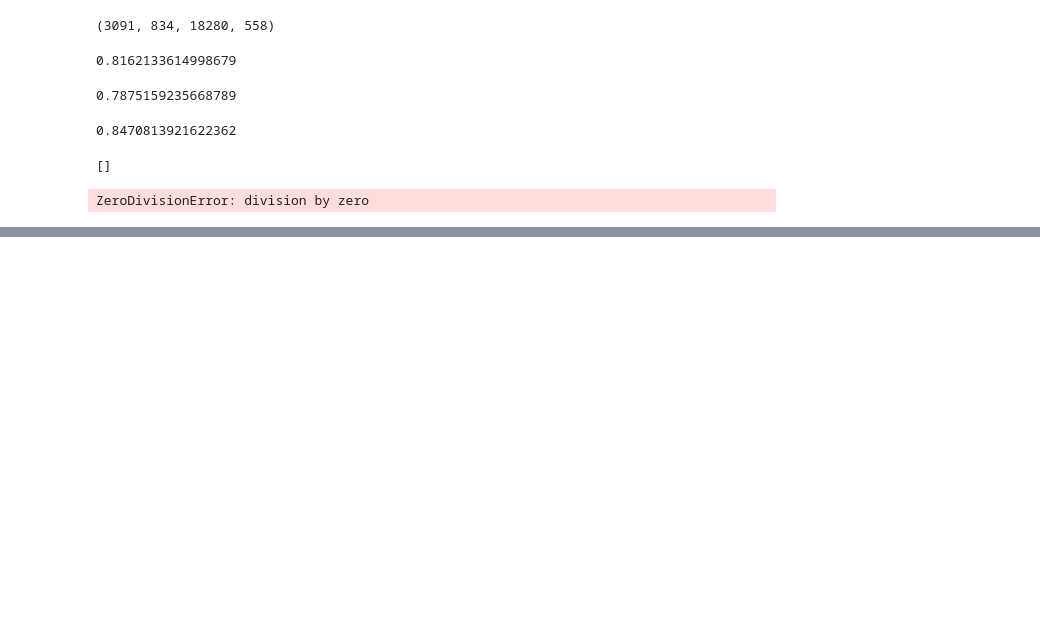
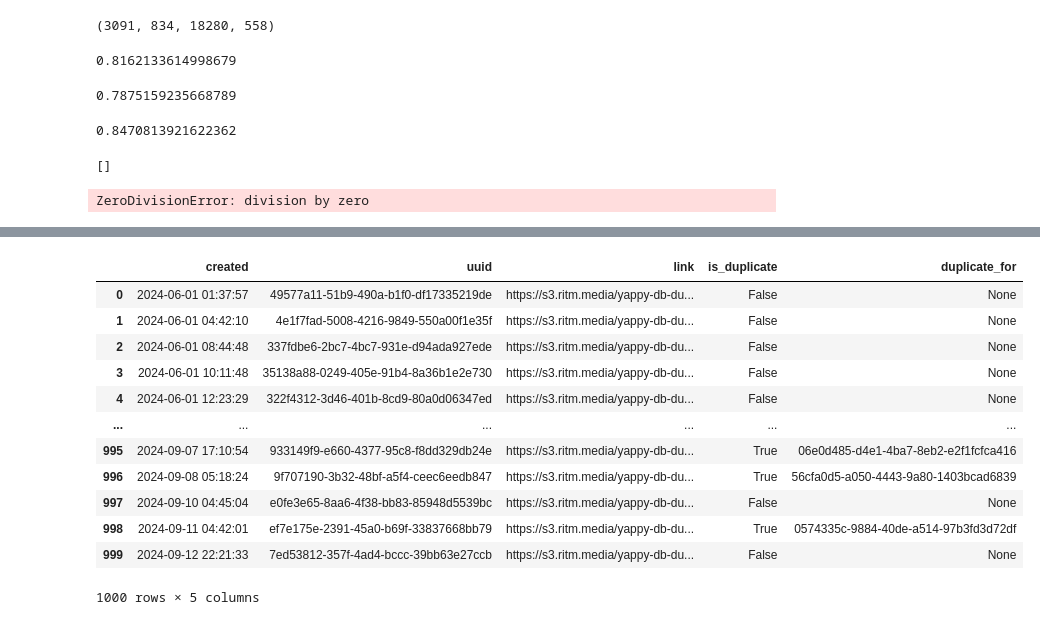
Before and after one commit to VoLuIcHiK/find-duplicates, a Jupyter notebook: notebooks/get_results.ipynb, the cells around one changed output, grey strips where cells are left out. Saved outputs shown, nothing was run; the diff lists cells and outputs as text; code cells hidden in the pictures; blank space fills up the shorter version.

```diff
--- a/notebooks/get_results.ipynb
+++ b/notebooks/get_results.ipynb
@@ -194,3 +194,8 @@ f1 = 2 * precision * recall / (precision + recall)
 ZeroDivisionError: division by zero
 # %%
 f1
+# %%
+import pandas as pd
+data = pd.read_csv('test.csv')
+# data = data[:2000]
+data
@@ -196,0 +240,41 @@ f1
+# %%
+import numpy as np
+rows = []
+
+tp = 0
+fp = 0
+fn = 0
+tn = 0
+
+is_duplicate = []
+duplicates_for = []
+
+for i, row in data.iterrows():
+    is_dupicate = False
+    duplicate_for = None
+
+    if row['uuid'] in set(d.keys()):
+        duplicate_for = d[row['uuid']]
+        is_dupicate = True
+
+    is_duplicate.append(is_dupicate)
+    duplicates_for.append(duplicate_for)
+# %%
+data['is_duplicate'] = is_duplicate
+data['duplicate_for'] = duplicates_for
+# %%
+data
+# %% [output]
+|  | created | uuid | link | is_duplicate | duplicate_for |
+| 0 | 2024-06-01 01:37:57 | 49577a11-51b9-490a-b1f0-df17335219de | https://s3.ritm.media/yappy-db-du... | False | None |
+| 1 | 2024-06-01 04:42:10 | 4e1f7fad-5008-4216-9849-550a00f1e35f | https://s3.ritm.media/yappy-db-du... | False | None |
+| 2 | 2024-06-01 08:44:48 | 337fdbe6-2bc7-4bc7-931e-d94ada927ede | https://s3.ritm.media/yappy-db-du... | False | None |
+| 3 | 2024-06-01 10:11:48 | 35138a88-0249-405e-91b4-8a36b1e2e730 | https://s3.ritm.media/yappy-db-du... | False | None |
+| 4 | 2024-06-01 12:23:29 | 322f4312-3d46-401b-8cd9-80a0d06347ed | https://s3.ritm.media/yappy-db-du... | False | None |
+| ... | ... | ... | ... | ... | ... |
+| 995 | 2024-09-07 17:10:54 | 933149f9-e660-4377-95c8-f8dd329db24e | https://s3.ritm.media/yappy-db-du... | True | 06e0d485-d4e1-4ba7-8eb2-e2f1fcfca416 |
+| 996 | 2024-09-08 05:18:24 | 9f707190-3b32-48bf-a5f4-ceec6eedb847 | https://s3.ritm.media/yappy-db-du... | True | 56cfa0d5-a050-4443-9a80-1403bcad6839 |
+| 997 | 2024-09-10 04:45:04 | e0fe3e65-8aa6-4f38-bb83-85948d5539bc | https://s3.ritm.media/yappy-db-du... | False | None |
+| 998 | 2024-09-11 04:42:01 | ef7e175e-2391-45a0-b69f-33837668bb79 | https://s3.ritm.media/yappy-db-du... | True | 0574335c-9884-40de-a514-97b3fd3d72df |
+| 999 | 2024-09-12 22:21:33 | 7ed53812-357f-4ad4-bccc-39bb63e27ccb | https://s3.ritm.media/yappy-db-du... | False | None |
+1000 rows × 5 columns
```
Also changed, not shown: parts of 11 cells of this notebook, 7 other files.
